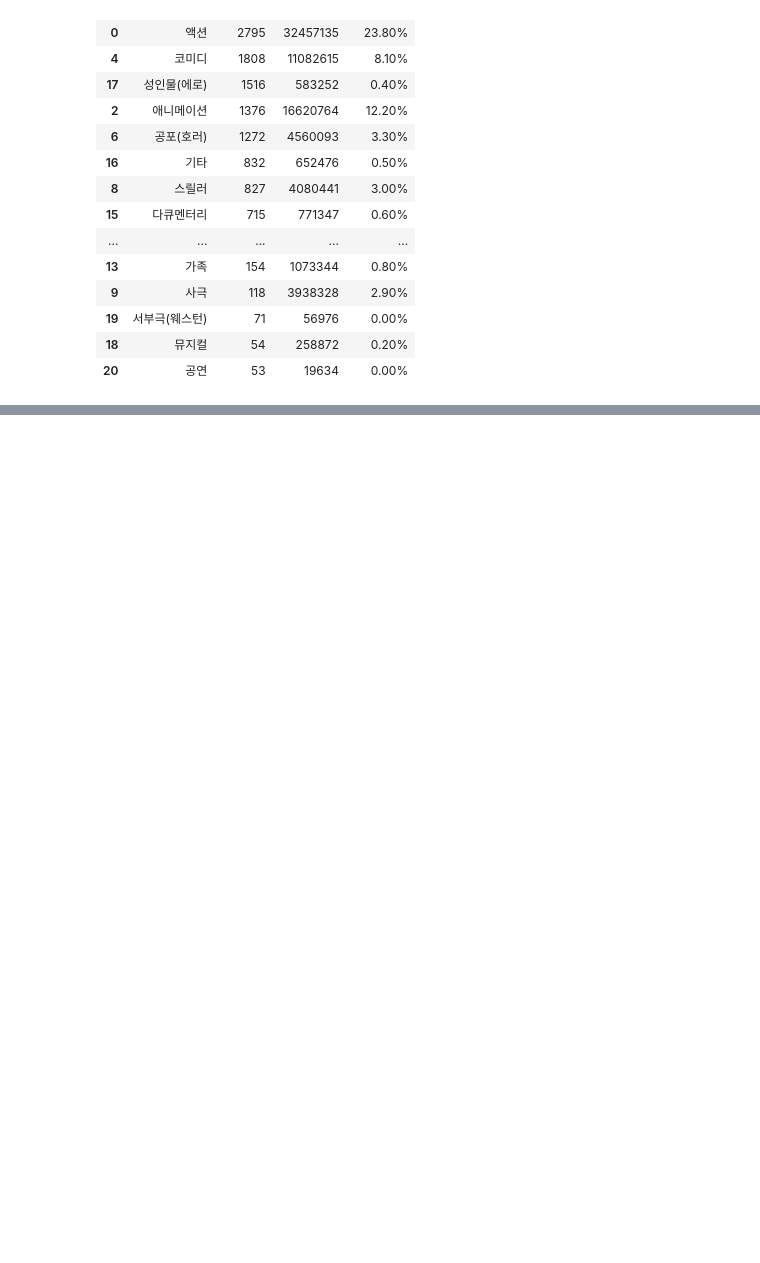
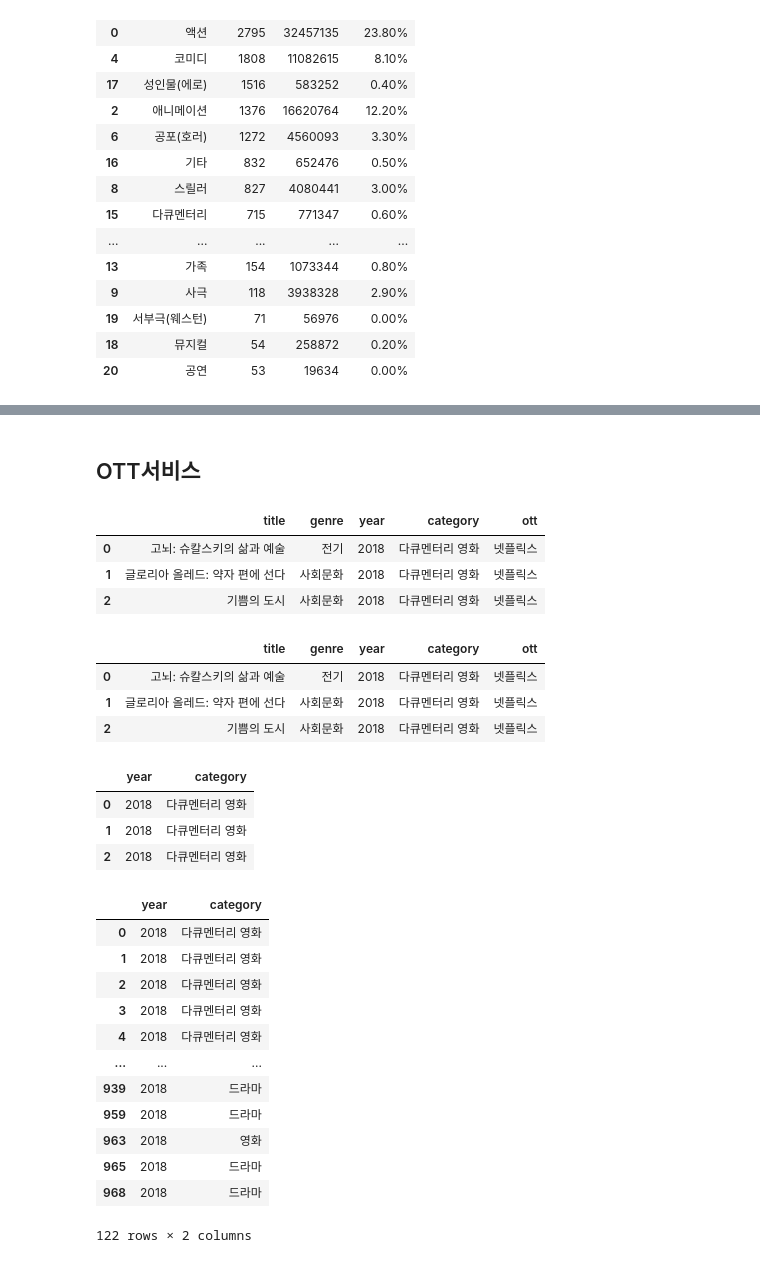
Before and after one commit to jeongmin5o/-DA-movie_covid19-analysis, a Jupyter notebook: mini_vis.ipynb, the cells around one changed output, grey strips where cells are left out. Cells and saved outputs as stored; diff of their text form; code cells hidden in the pictures; blank space fills up the shorter version.

```diff
--- a/mini_vis.ipynb
+++ b/mini_vis.ipynb
@@ -570,0 +396,44 @@ Text(0.5, 1.0, 'OTT자제 제작 컨텐츠 카테고리별 연도별 추이')
+# %% [markdown]
+## OTT서비스
+# %%
+import pandas as pd
+ott = pd.read_csv('ott.csv')
+ott.head(3)
+# %% [output]
+|  | title | genre | year | category | ott |
+| 0 | 고뇌: 슈칼스키의 삶과 예술 | 전기 | 2018 | 다큐멘터리 영화 | 넷플릭스 |
+| 1 | 글로리아 올레드: 약자 편에 선다 | 사회문화 | 2018 | 다큐멘터리 영화 | 넷플릭스 |
+| 2 | 기쁨의 도시 | 사회문화 | 2018 | 다큐멘터리 영화 | 넷플릭스 |
+# %%
+ott.head(3)
+# %% [output]
+|  | title | genre | year | category | ott |
+| 0 | 고뇌: 슈칼스키의 삶과 예술 | 전기 | 2018 | 다큐멘터리 영화 | 넷플릭스 |
+| 1 | 글로리아 올레드: 약자 편에 선다 | 사회문화 | 2018 | 다큐멘터리 영화 | 넷플릭스 |
+| 2 | 기쁨의 도시 | 사회문화 | 2018 | 다큐멘터리 영화 | 넷플릭스 |
+# %%
+ott2 = ott.drop(['title','ott','genre'],axis=1)
+ott2.head(3)
+# %% [output]
+|  | year | category |
+| 0 | 2018 | 다큐멘터리 영화 |
+| 1 | 2018 | 다큐멘터리 영화 |
+| 2 | 2018 | 다큐멘터리 영화 |
+# %%
+ott2['year'] = ott2['year'].astype('str')
+# %%
+ott2[ott2['year'] == '2018']
+# %% [output]
+|  | year | category |
+| 0 | 2018 | 다큐멘터리 영화 |
+| 1 | 2018 | 다큐멘터리 영화 |
+| 2 | 2018 | 다큐멘터리 영화 |
+| 3 | 2018 | 다큐멘터리 영화 |
+| 4 | 2018 | 다큐멘터리 영화 |
+| ... | ... | ... |
+| 939 | 2018 | 드라마 |
+| 959 | 2018 | 드라마 |
+| 963 | 2018 | 영화 |
+| 965 | 2018 | 드라마 |
+| 968 | 2018 | 드라마 |
+122 rows × 2 columns
```
Also changed, not shown: parts of 20 cells of this notebook.
